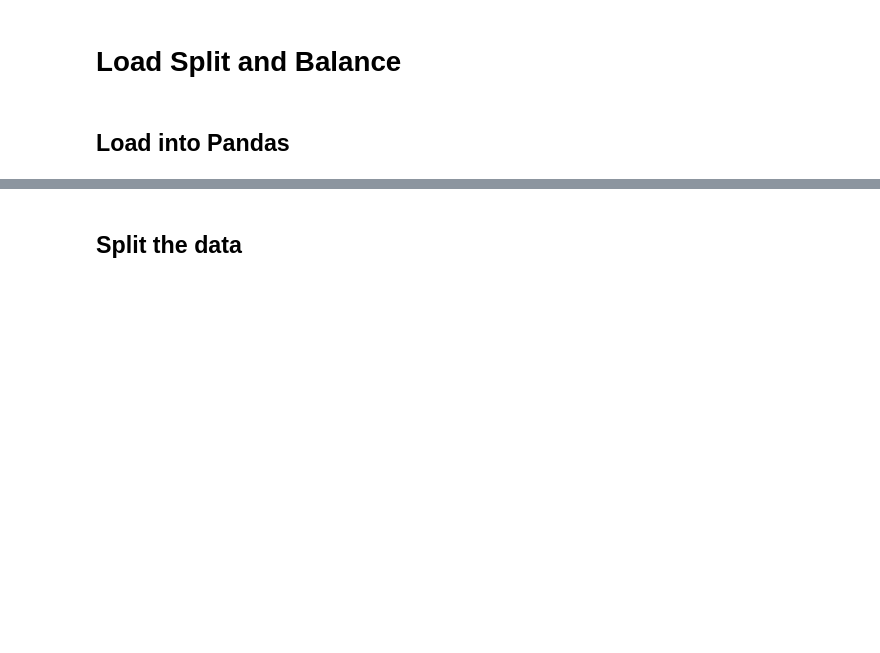
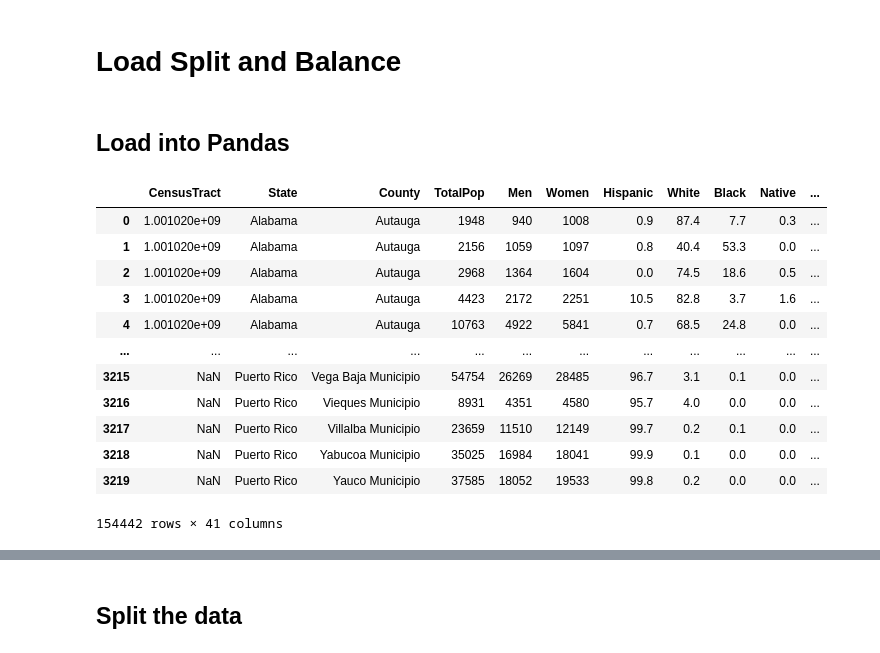
Before and after one commit to stevenjohnlarsen/poverty-data-lab-nn, a Jupyter notebook: CombinedWork.ipynb, the cells around one changed output, grey strips where cells are left out. Saved outputs shown, nothing was run; the diff lists cells and outputs as text; code cells hidden in the pictures; blank space fills up the shorter version.

```diff
--- a/CombinedWork.ipynb
+++ b/CombinedWork.ipynb
@@ -2,3 +2,31 @@
 # Load Split and Balance
 # %% [markdown]
 ## Load into Pandas
+# %%
+import numpy as np
+import pandas as pd
+import missingno as mn
+
+df1 = pd.read_csv('./../acs2015_census_tract_data.csv')
+df2 = pd.read_csv('./../acs2015_county_data.csv')
+df3 = pd.read_csv('./../acs2017_census_tract_data.csv')
+df4 = pd.read_csv('./../acs2017_county_data.csv')
+
+frames = [df1, df2, df3, df4]
+
+df = pd.concat(frames)
+df
+# %% [output]
+|  | CensusTract | State | County | TotalPop | Men | Women | Hispanic | White | Black | Native | ... |
+| 0 | 1.001020e+09 | Alabama | Autauga | 1948 | 940 | 1008 | 0.9 | 87.4 | 7.7 | 0.3 | ... |
+| 1 | 1.001020e+09 | Alabama | Autauga | 2156 | 1059 | 1097 | 0.8 | 40.4 | 53.3 | 0.0 | ... |
+| 2 | 1.001020e+09 | Alabama | Autauga | 2968 | 1364 | 1604 | 0.0 | 74.5 | 18.6 | 0.5 | ... |
+| 3 | 1.001020e+09 | Alabama | Autauga | 4423 | 2172 | 2251 | 10.5 | 82.8 | 3.7 | 1.6 | ... |
+| 4 | 1.001020e+09 | Alabama | Autauga | 10763 | 4922 | 5841 | 0.7 | 68.5 | 24.8 | 0.0 | ... |
+| ... | ... | ... | ... | ... | ... | ... | ... | ... | ... | ... | ... |
+| 3215 | NaN | Puerto Rico | Vega Baja Municipio | 54754 | 26269 | 28485 | 96.7 | 3.1 | 0.1 | 0.0 | ... |
+| 3216 | NaN | Puerto Rico | Vieques Municipio | 8931 | 4351 | 4580 | 95.7 | 4.0 | 0.0 | 0.0 | ... |
+| 3217 | NaN | Puerto Rico | Villalba Municipio | 23659 | 11510 | 12149 | 99.7 | 0.2 | 0.1 | 0.0 | ... |
+| 3218 | NaN | Puerto Rico | Yabucoa Municipio | 35025 | 16984 | 18041 | 99.9 | 0.1 | 0.0 | 0.0 | ... |
+| 3219 | NaN | Puerto Rico | Yauco Municipio | 37585 | 18052 | 19533 | 99.8 | 0.2 | 0.0 | 0.0 | ... |
+154442 rows × 41 columns
```
Also changed, not shown: parts of 1 cell of this notebook.
